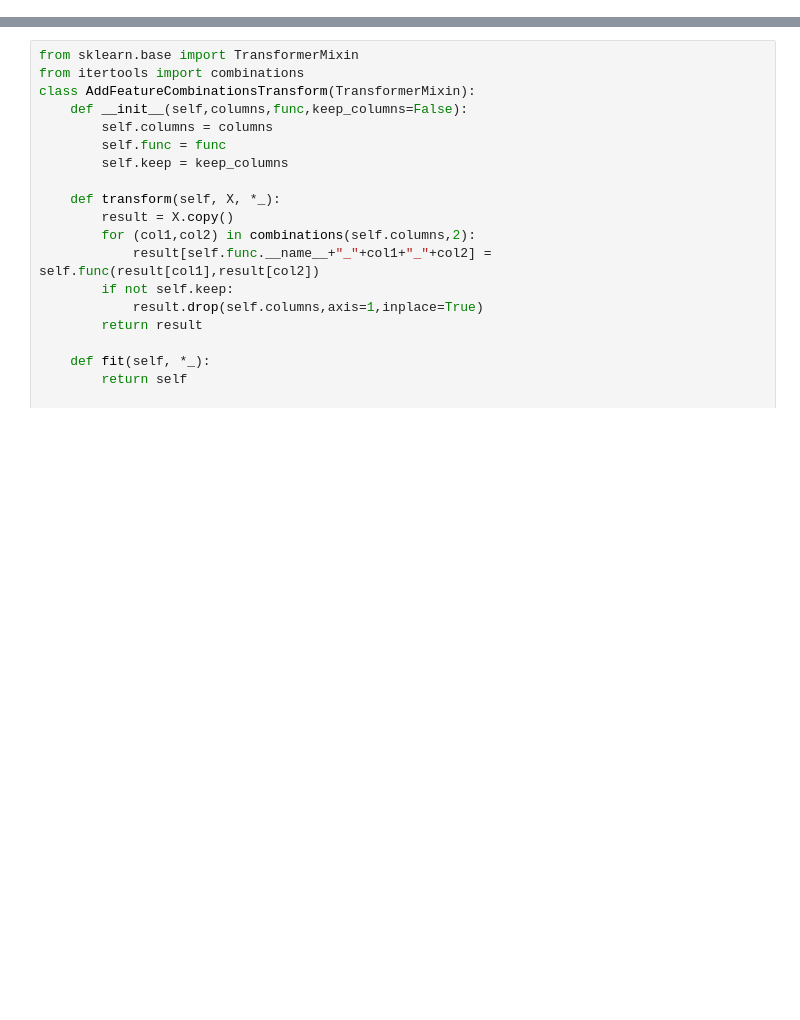
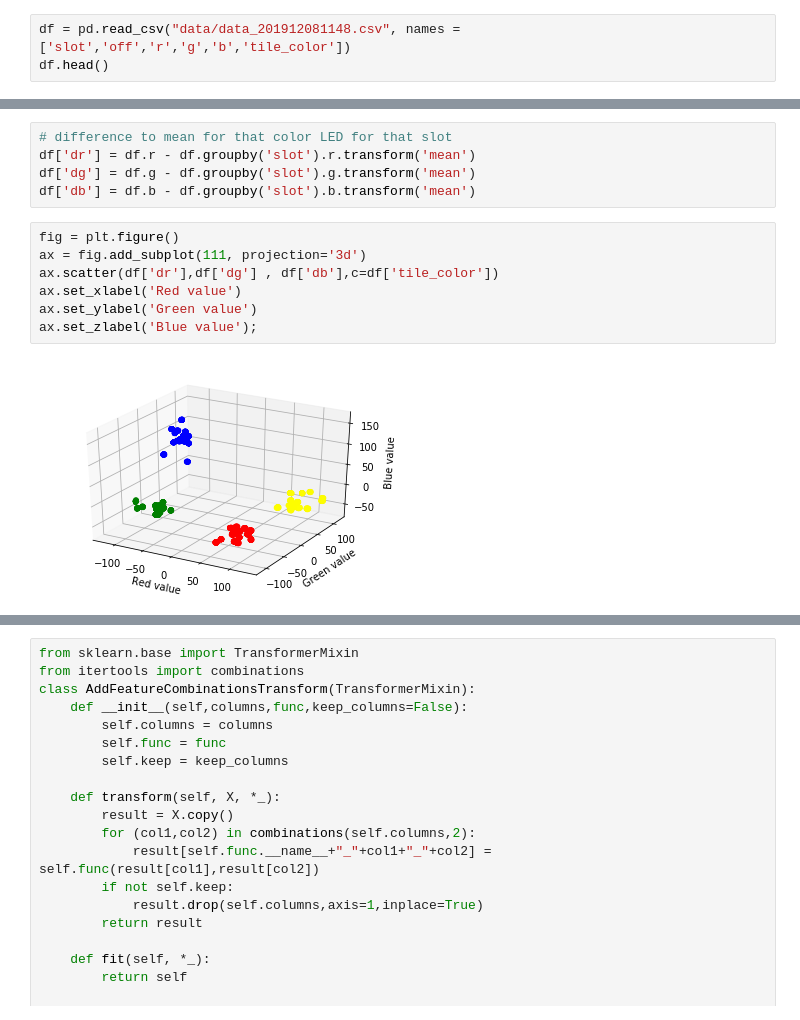
Before and after one commit to finnhacks42/primo, a Jupyter notebook: code/board/Explore.ipynb, the cells around one changed output, grey strips where cells are left out. Drawn from its saved outputs; the diff is of its cells as text; blank space fills up the shorter version.

```diff
--- a/code/board/Explore.ipynb
+++ b/code/board/Explore.ipynb
@@ -15,0 +10,3 @@ from sklearn.metrics import confusion_matrix
+# %%
+df = pd.read_csv("data/data_201912081148.csv", names = ['slot','off','r','g','b','tile_color'])
+df.head()
@@ -15,0 +26,14 @@ from sklearn.metrics import confusion_matrix
+# %%
+# difference to mean for that color LED for that slot
+df['dr'] = df.r - df.groupby('slot').r.transform('mean')
+df['dg'] = df.g - df.groupby('slot').g.transform('mean')
+df['db'] = df.b - df.groupby('slot').b.transform('mean')
+# %%
+fig = plt.figure()
+ax = fig.add_subplot(111, projection='3d')
+ax.scatter(df['dr'],df['dg'] , df['db'],c=df['tile_color'])
+ax.set_xlabel('Red value')
+ax.set_ylabel('Green value')
+ax.set_zlabel('Blue value');
+# %% [output]
+[figure, added]
```
Also changed, not shown: parts of 14 cells of this notebook, 5 other files.
